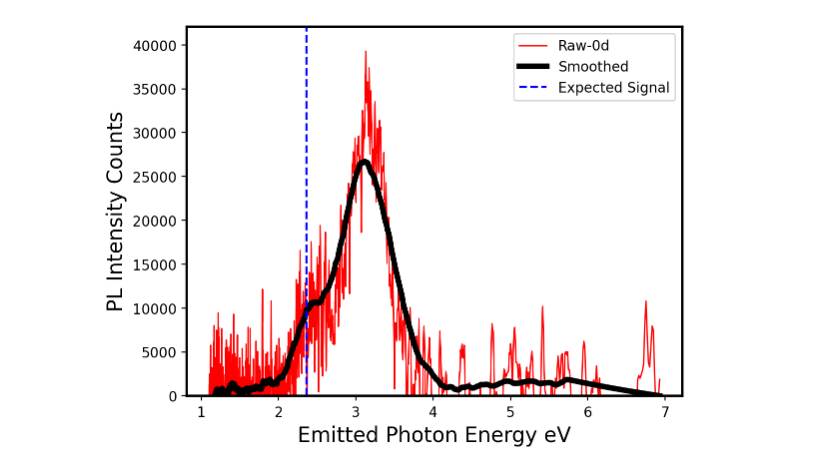
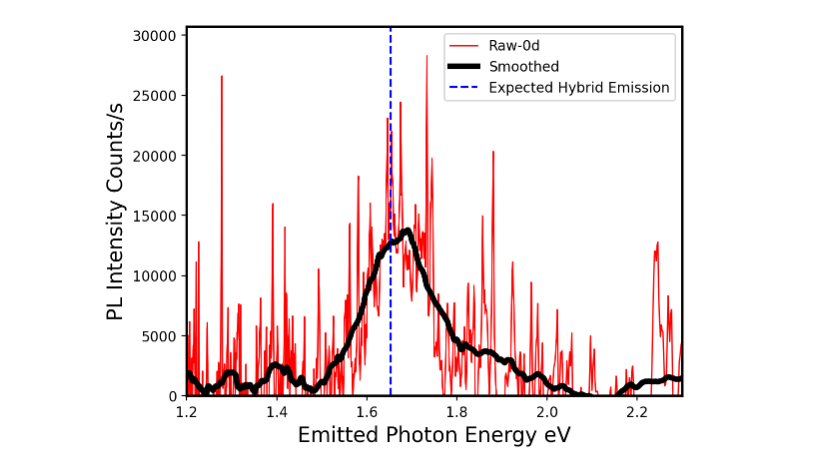
Before and after one commit to fenning-research-group/APS, a Jupyter notebook: Sector 2/Scripts/20211216_S2XEOL_analysis.ipynb, the cells around one changed output. Saved outputs shown, nothing was run; the diff lists cells and outputs as text; code cells hidden in the pictures.

```diff
--- a/Sector 2/Scripts/20211216_S2XEOL_analysis.ipynb
+++ b/Sector 2/Scripts/20211216_S2XEOL_analysis.ipynb
@@ -80,2 +107,2 @@ fids;
 # %%
-test = open_XEOL_h5(fids[-1])
+test = open_XEOL_h5(fids[77])
@@ -127,18 +194,31 @@ plt.show()
 # %%
+
+# plt.plot(1240/test['energy'], test['data'][0,0,:], color='red', linewidth = '1', label='')
+
+
 plt.plot(1240/test['energy'], test['data_0d'], color='red', linewidth = '1', label='Raw-0d')
 
-plt.plot(1240/test['energy'], test['data_smoothed'], color='black', linewidth = '4', label='Smoothed')
 
-plt.axvline(1240/525, color = 'blue', linestyle='--', label='Expected Signal')
+# window=171
+
+plt.plot(1240/test['energy'], test['data_0d_pixel_smoothed'], color='black', linewidth = '4', label='Smoothed')
+
+# plt.plot(1240/test['energy'], test['data_smoothed'], color='grey', linewidth = '4', label='Smoothed', linestyle='--')
+
+# plt.plot(1240/test['energy'], test2['data_smoothed']/np.max(test2['data_smoothed']), color='red', linewidth = '4', label='Full Scan', linestyle='--')
+
+
+plt.axvline(1240/750, color = 'blue', linestyle='--', label='Expected Hybrid Emission')
+# plt.axvline(1240/580, color = 'green', linestyle='--', label='Expected MAPBr Emission')
 
 # plt.plot(1240/test['energy'], test['data_0d'], color='red', linewidth = '1')
 
-# plt.xlim(1,4.5)
+plt.xlim(1.2,2.3)
 plt.ylim(0)
 plt.xlabel('Emitted Photon Energy eV', size=15)
-plt.ylabel('PL Intensity Counts', size=15)
+plt.ylabel('PL Intensity Counts/s', size=15)
 
 plt.legend()
 plt.show()
 # %% [output]
-[figure, old version]
+[figure, new version]
```
Also changed, not shown: parts of 35 cells of this notebook, 1 other file.
